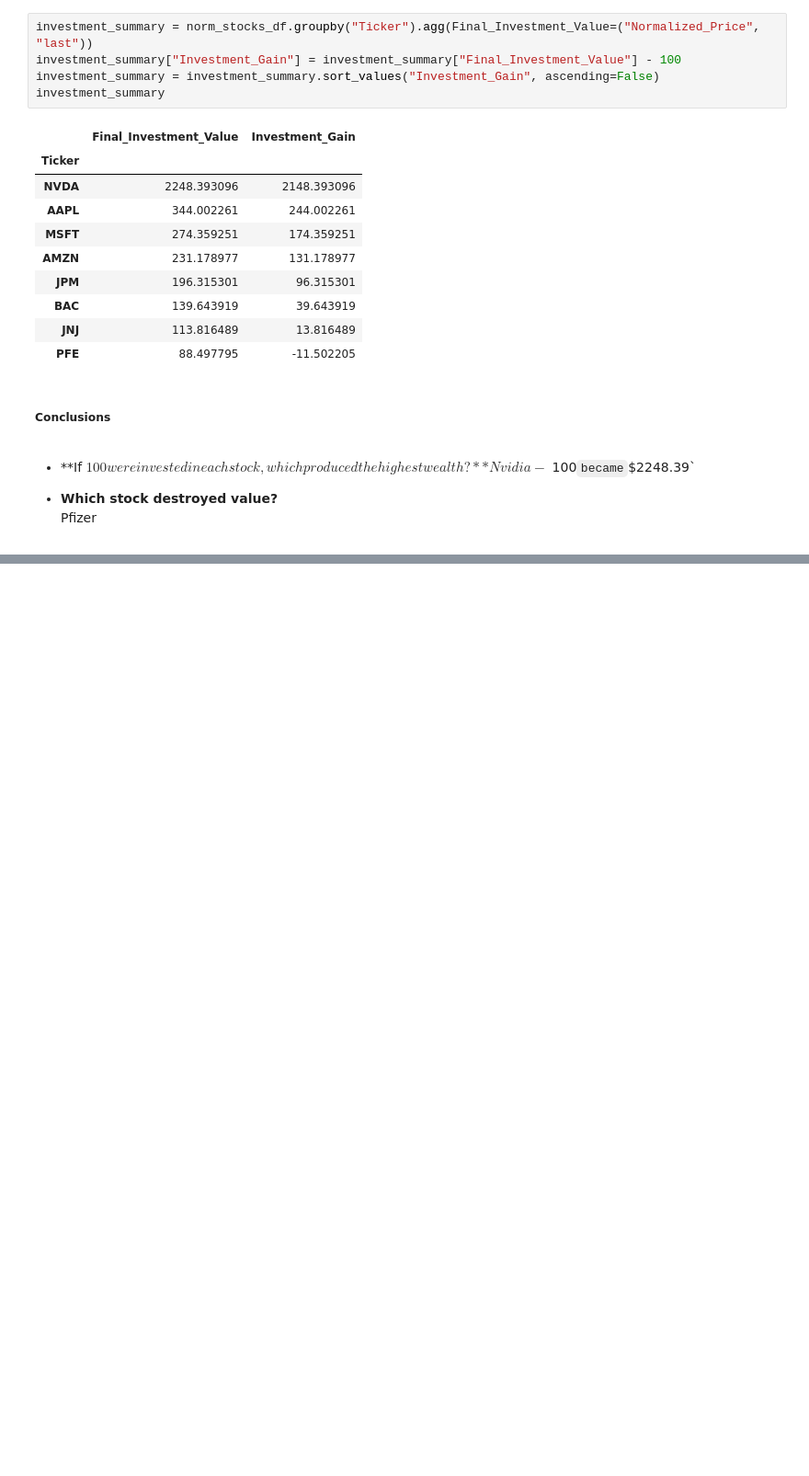
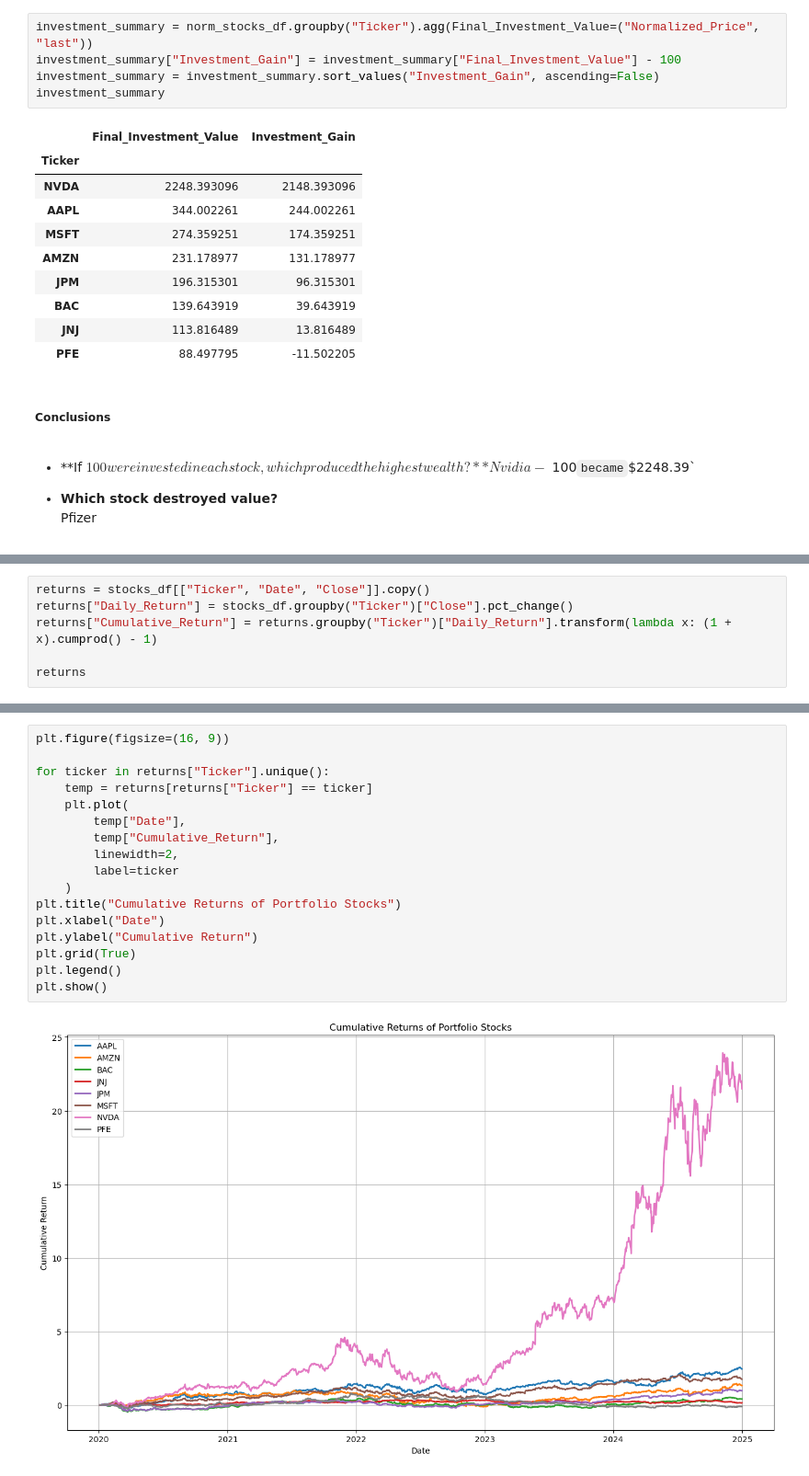
Before and after one commit to vaibhavpandeyprayag/investment-portfolio-analytics, a Jupyter notebook: notebooks/02_exploratory_data_analysis.ipynb, the cells around one changed output, grey strips where cells are left out. Shown at 92% size. Saved outputs shown, nothing was run; the diff lists cells and outputs as text; blank space fills up the shorter version.

Commit message:
EDA Section 6: return analysis completed

```diff
--- a/notebooks/02_exploratory_data_analysis.ipynb
+++ b/notebooks/02_exploratory_data_analysis.ipynb
@@ -239,0 +246,6 @@ Pfizer
+# %%
+returns = stocks_df[["Ticker", "Date", "Close"]].copy()
+returns["Daily_Return"] = stocks_df.groupby("Ticker")["Close"].pct_change()
+returns["Cumulative_Return"] = returns.groupby("Ticker")["Daily_Return"].transform(lambda x: (1 + x).cumprod() - 1)
+
+returns
@@ -239,0 +281,19 @@ Pfizer
+# %%
+plt.figure(figsize=(16, 9))
+
+for ticker in returns["Ticker"].unique():
+    temp = returns[returns["Ticker"] == ticker]
+    plt.plot(
+        temp["Date"],
+        temp["Cumulative_Return"],
+        linewidth=2,
+        label=ticker
+    )
+plt.title("Cumulative Returns of Portfolio Stocks")
+plt.xlabel("Date")
+plt.ylabel("Cumulative Return")
+plt.grid(True)
+plt.legend()
+plt.show()
+# %% [output]
+[figure, added]
```
Also changed, not shown: parts of 19 cells of this notebook.
